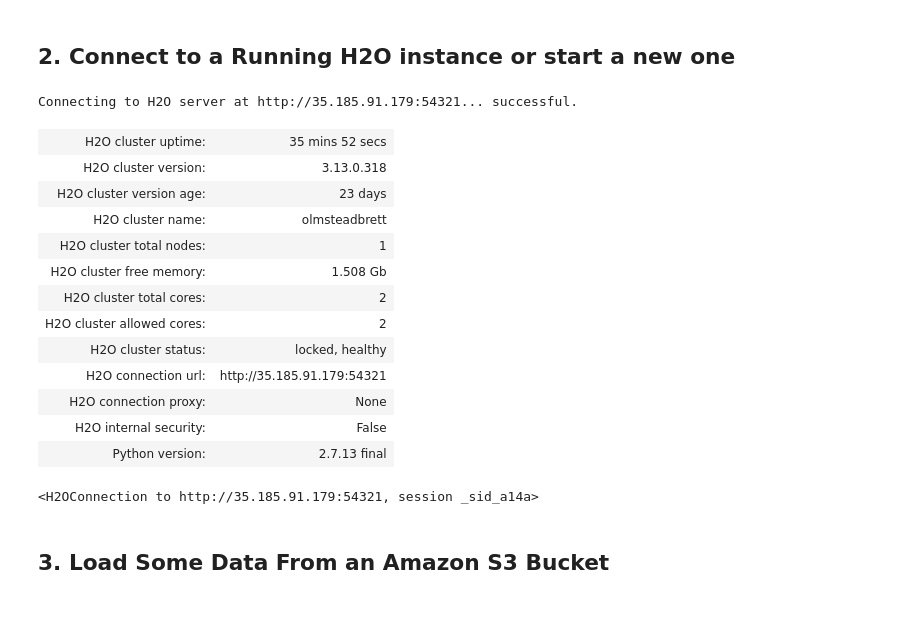
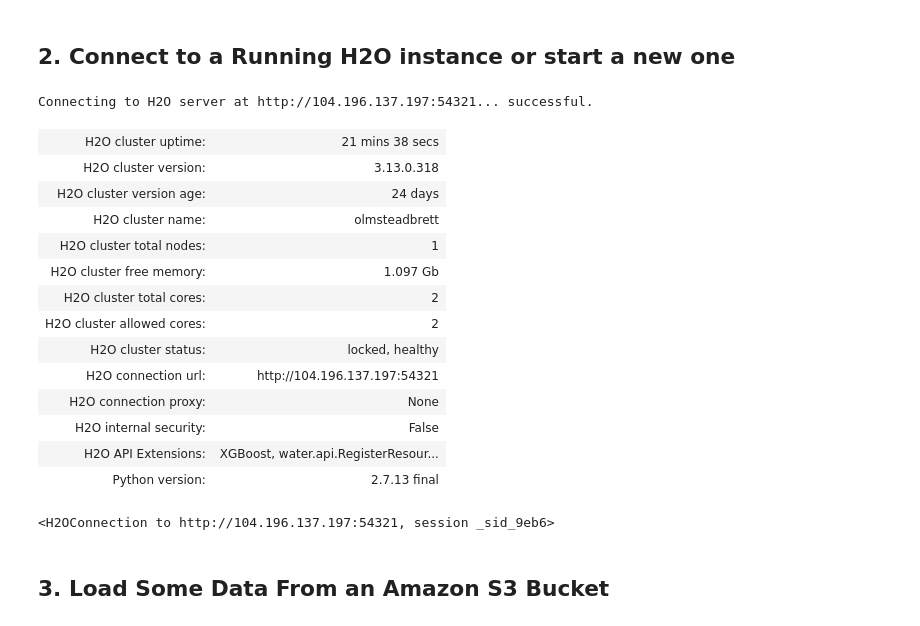
Before and after one commit to Brett777/Predict-Risk, a Jupyter notebook: H2O and XGBoost on GPU.ipynb, the cells around one changed output. Drawn from its saved outputs; the diff is of its cells as text; code cells hidden in the pictures.

```diff
--- a/H2O and XGBoost on GPU.ipynb
+++ b/H2O and XGBoost on GPU.ipynb
@@ -11,24 +11,25 @@ import h2o
 from h2o.estimators.xgboost import H2OXGBoostEstimator
 # %% [markdown]
 ## 2. Connect to a Running H2O instance or start a new one
-# %%
-h2o.connect(ip="35.185.91.179")
-# %% [output]
-Connecting to H2O server at http://35.185.91.179:54321... successful.
-| H2O cluster uptime: | 35 mins 52 secs |
-| H2O cluster version: | 3.13.0.318 |
-| H2O cluster version age: | 23 days |
-| H2O cluster name: | olmsteadbrett |
-| H2O cluster total nodes: | 1 |
-| H2O cluster free memory: | 1.508 Gb |
-| H2O cluster total cores: | 2 |
-| H2O cluster allowed cores: | 2 |
-| H2O cluster status: | locked, healthy |
-| H2O connection url: | http://35.185.91.179:54321 |
-| H2O connection proxy: | None |
-| H2O internal security: | False |
-| Python version: | 2.7.13 final |
-<H2OConnection to http://35.185.91.179:54321, session _sid_a14a>
+# %%
+h2o.connect(ip="104.196.137.197")
+# %% [output]
+Connecting to H2O server at http://104.196.137.197:54321... successful.
+| H2O cluster uptime: | 21 mins 38 secs |
+| H2O cluster version: | 3.13.0.318 |
+| H2O cluster version age: | 24 days |
+| H2O cluster name: | olmsteadbrett |
+| H2O cluster total nodes: | 1 |
+| H2O cluster free memory: | 1.097 Gb |
+| H2O cluster total cores: | 2 |
+| H2O cluster allowed cores: | 2 |
+| H2O cluster status: | locked, healthy |
+| H2O connection url: | http://104.196.137.197:54321 |
+| H2O connection proxy: | None |
+| H2O internal security: | False |
+| H2O API Extensions: | XGBoost, water.api.RegisterResour... |
+| Python version: | 2.7.13 final |
+<H2OConnection to http://104.196.137.197:54321, session _sid_9eb6>
 # %% [markdown]
 ## 3. Load Some Data From an Amazon S3 Bucket
 # %%
```
Also changed, not shown: parts of 3 cells of this notebook, 1 other file.
